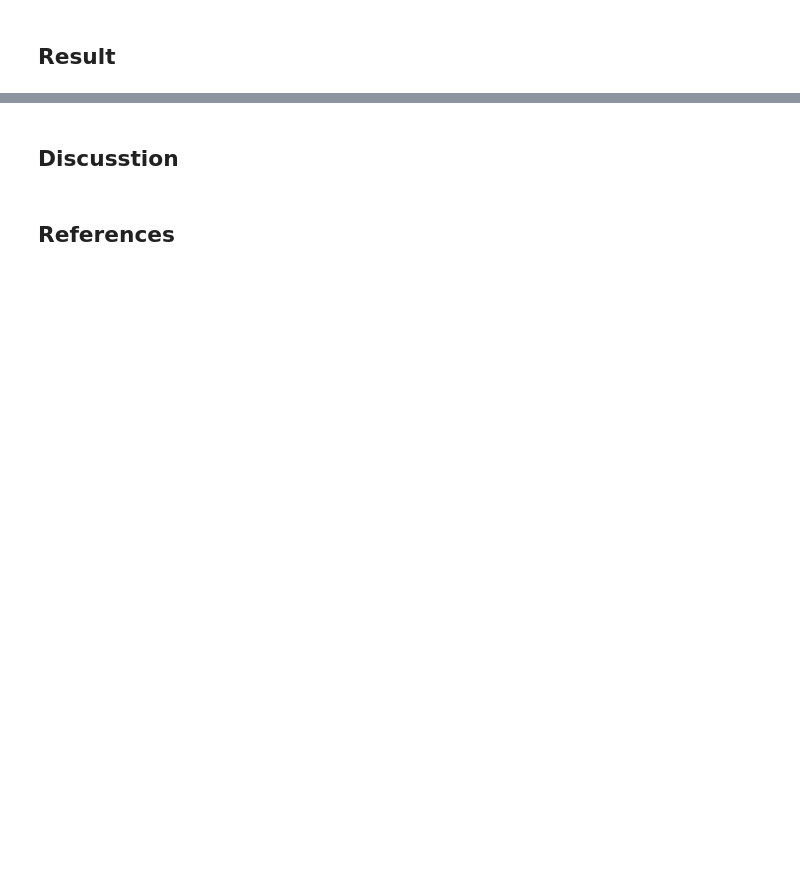
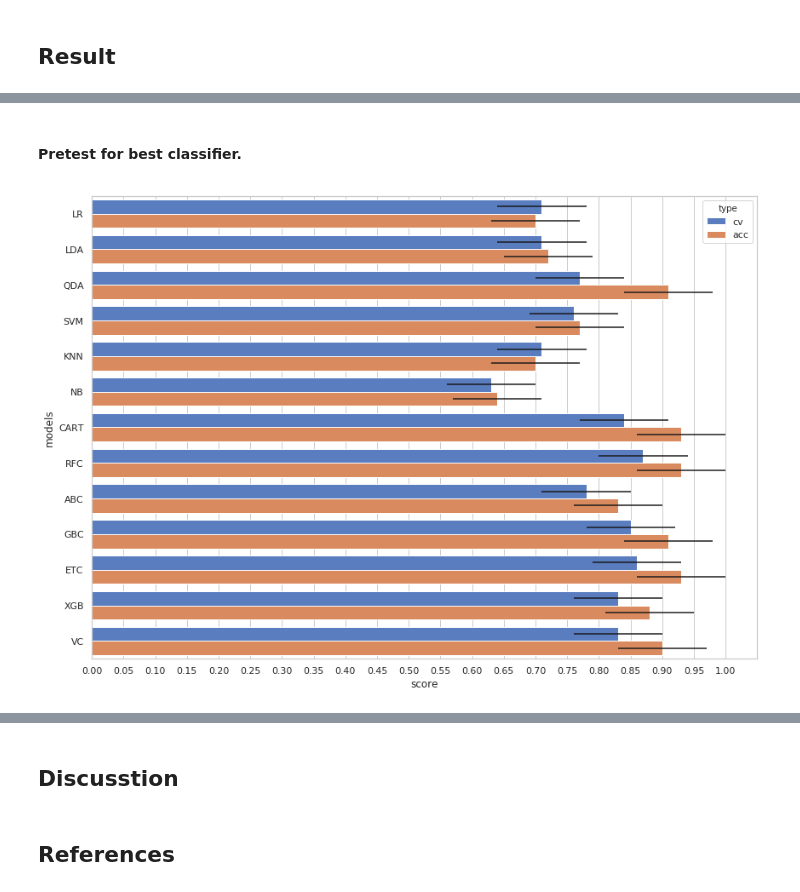
Before and after one commit to dearfad/mmhelper, a Jupyter notebook: care_for_aged.ipynb, the cells around one changed output, grey strips where cells are left out. Cells and saved outputs as stored; diff of their text form; code cells hidden in the pictures; blank space fills up the shorter version.

```diff
--- a/care_for_aged.ipynb
+++ b/care_for_aged.ipynb
@@ -42,0 +125,11 @@ Machine Learning, Care, Aged
+# %%
+data_grp = data
+
+def devide_grp(x):
+    return 0 if x<4 else 1
+data_grp['GRP'] = data_grp['GRP'].apply(devide_grp)
+
+
+def devide_sex(x):
+    return 1 if x==2 else 0
+data_grp['SEX'] = data_grp['SEX'].apply(devide_sex)
@@ -42,0 +145,58 @@ Machine Learning, Care, Aged
+# %% [markdown]
+#### Pretest for best classifier.
+# %%
+X, y = data_grp.values[:, 1:], data_grp.values[:, 0]
+
+X_train, X_test, y_train, y_test = train_test_split(X, y)
+
+models = {
+    'LR': LogisticRegression(solver='liblinear', multi_class='auto'),
+    'LDA': LinearDiscriminantAnalysis(),
+    'QDA': QuadraticDiscriminantAnalysis(),
+    'SVM': SVC(gamma='scale'),
+    'KNN': KNeighborsClassifier(),
+    'NB': GaussianNB(),
+    'CART': DecisionTreeClassifier(),
+    'RFC': RandomForestClassifier(n_estimators=100),
+    'ABC': AdaBoostClassifier(),
+    'GBC': GradientBoostingClassifier(),
+    'ETC': ExtraTreesClassifier(n_estimators=100),
+    'XGB': XGBClassifier()
+}
+
+models['VC'] = VotingClassifier(estimators=[
+    ('lr', models['LR']), ('lda', models['LDA']), ('qda', models['QDA']),
+    ('svm', models['SVM']),('knn', models['KNN']), ('nb', models['NB']),
+    ('cart', models['CART']), ('rfc', models['RFC']), ('abc', models['ABC']),
+    ('gbc', models['GBC']), ('etc', models['ETC']),
+    ('xgb', models['XGB'])], voting='hard')
+
+kfold = StratifiedKFold(n_splits=10)
+cv_result = []
+
+for key in models:
+        models[key].fit(X_train, y_train)
+        cv_score = cross_val_score(
+            models[key], X_train, y_train, scoring="accuracy", cv=kfold)
+        cv_means = round(cv_score.mean(), 2)
+        cv_std = round(cv_score.std(), 2)
+        acc_score = round(models[key].score(X_test, y_test), 2)
+        cvresult = {'models': key, 'score': cv_means, 'type': 'cv'}
+        cv_result.append(cvresult)
+        cvresult = {'models': key, 'score': acc_score, 'type': 'acc'}
+        cv_result.append(cvresult)
+    #     print(confusion_matrix(y_test, models[key].predict(X_test)))
+    #     print(key)
+    #     print('='*80)
+    #     print(classification_report(y_test, models[key].predict(X_test)))
+    #     print(key,'====',models[key].get_params())
+
+cv_results = pd.DataFrame(cv_result)
+
+plt.figure(figsize=(14, 10))
+sns.set(style="whitegrid")
+# g = sns.barplot(x='score', y='models', hue='type', data=cv_results, palette="muted");
+g = sns.barplot(x='score', y='models', hue='type', data=cv_results, **{'xerr': cv_std}, palette='muted')
+g.set_xticks(np.arange(0, 1.05, 0.05));
+# %% [output]
+[figure, added]
```
Also changed, not shown: parts of 28 cells of this notebook.
